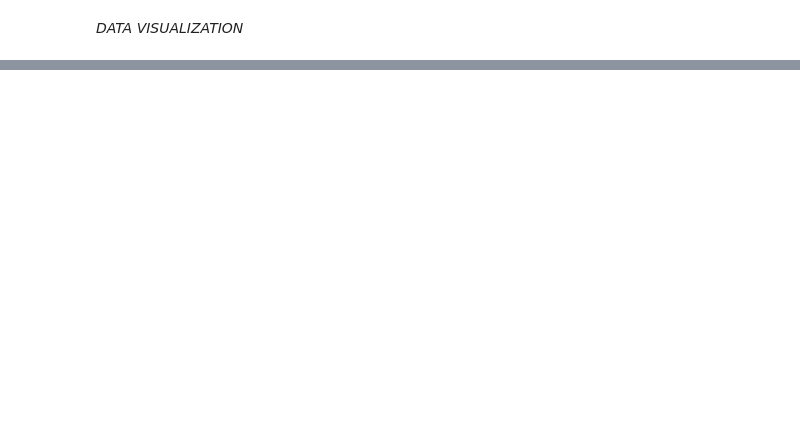
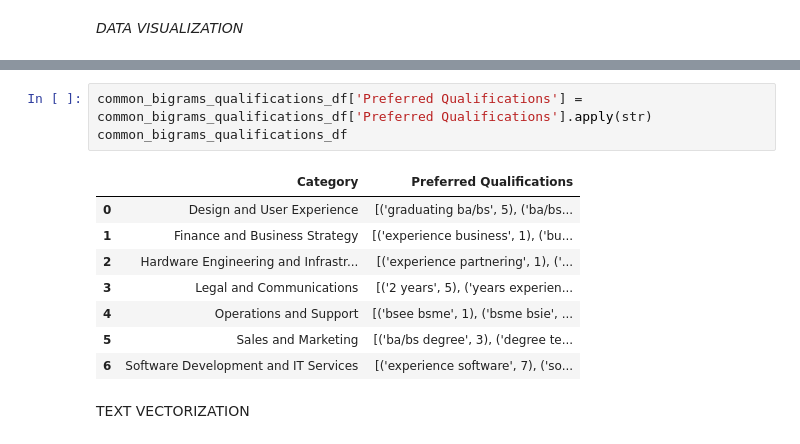
Before and after one commit to C242-PS045-Career-Match/Machine-Learning, a Jupyter notebook: CareerMatch_MLmodel.ipynb, the cells around one changed output, grey strips where cells are left out. Saved outputs shown, nothing was run; the diff lists cells and outputs as text; blank space fills up the shorter version.

```diff
--- a/CareerMatch_MLmodel.ipynb
+++ b/CareerMatch_MLmodel.ipynb
@@ -201,0 +250,14 @@ plt.show()
+# %%
+common_bigrams_qualifications_df['Preferred Qualifications'] = common_bigrams_qualifications_df['Preferred Qualifications'].apply(str)
+common_bigrams_qualifications_df
+# %% [output]
+|  | Category | Preferred Qualifications |
+| 0 | Design and User Experience | [('graduating ba/bs', 5), ('ba/bs... |
+| 1 | Finance and Business Strategy | [('experience business', 1), ('bu... |
+| 2 | Hardware Engineering and Infrastr... | [('experience partnering', 1), ('... |
+| 3 | Legal and Communications | [('2 years', 5), ('years experien... |
+| 4 | Operations and Support | [('bsee bsme', 1), ('bsme bsie', ... |
+| 5 | Sales and Marketing | [('ba/bs degree', 3), ('degree te... |
+| 6 | Software Development and IT Services | [('experience software', 7), ('so... |
+# %% [markdown]
+TEXT VECTORIZATION
```
Also changed, not shown: parts of 18 cells of this notebook.
